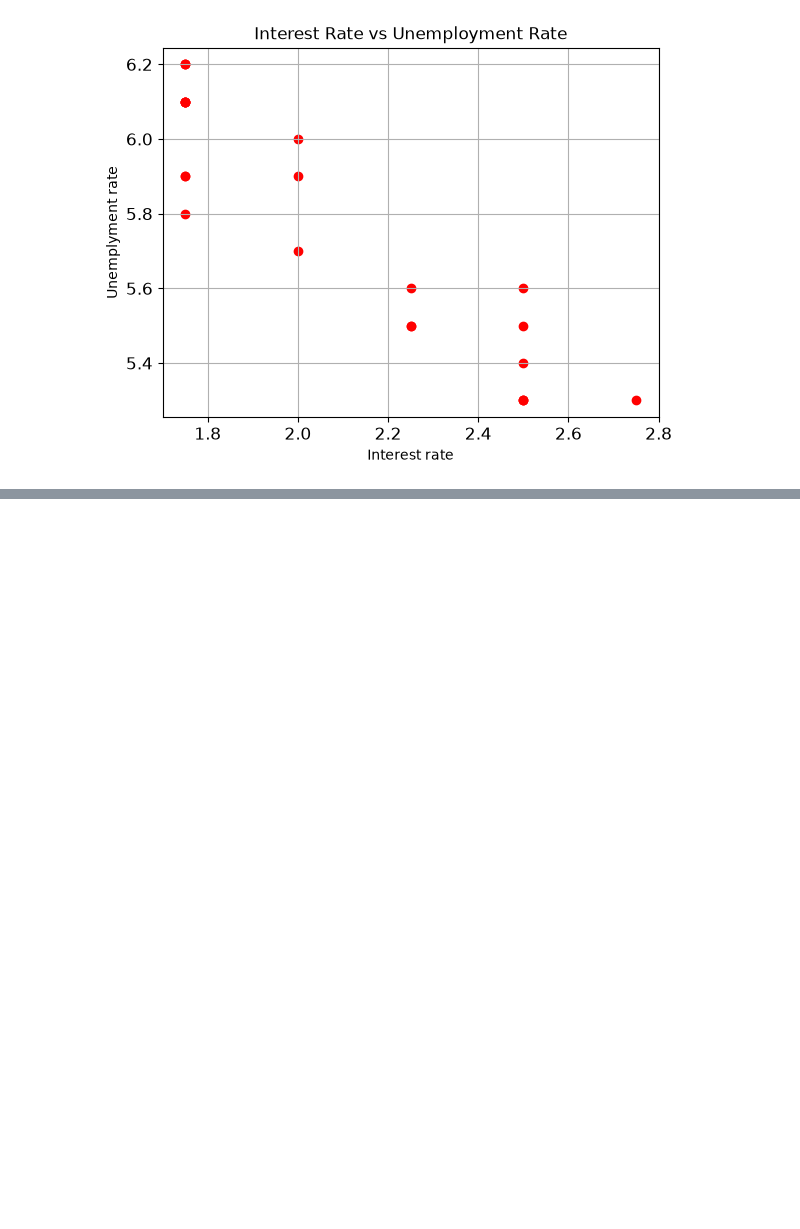
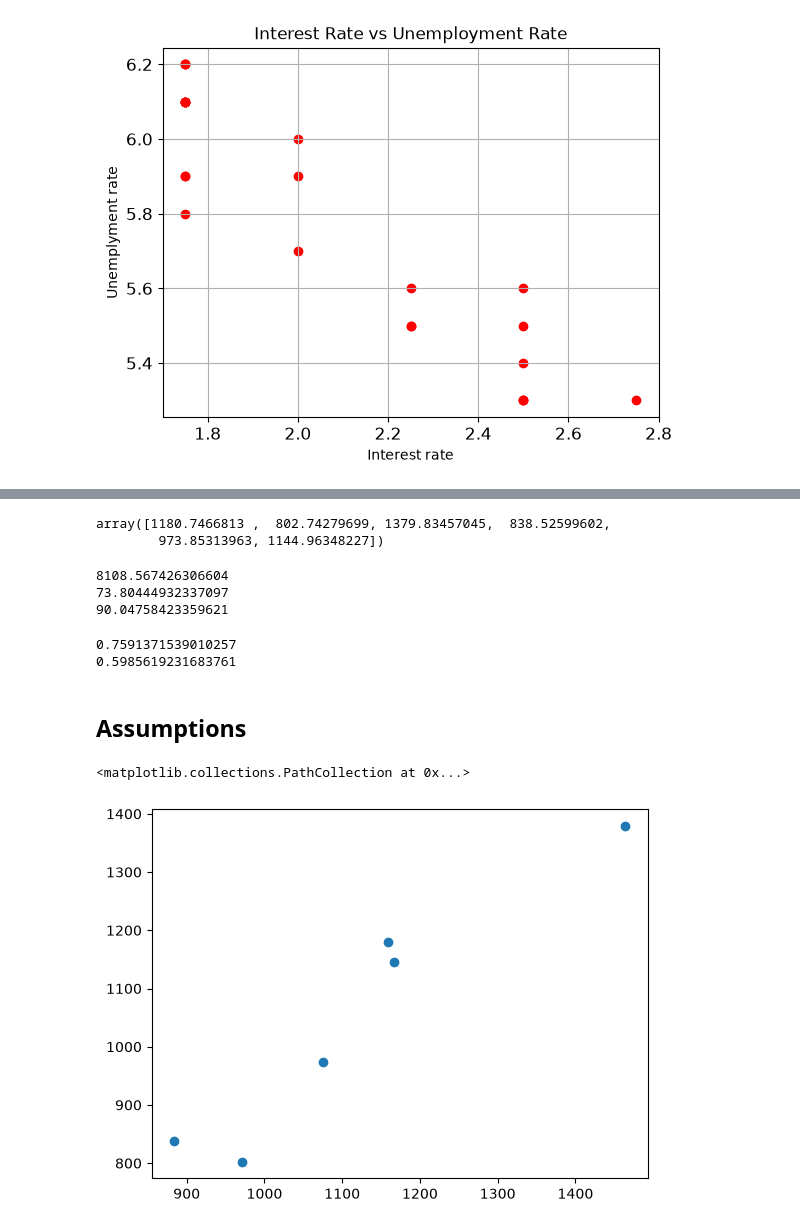
Before and after one commit to SoubhLance/ML--Practice, a Jupyter notebook: Python/StartML/4_linear_regresseion.ipynb, the cells around one changed output, grey strips where cells are left out. Saved outputs shown, nothing was run; the diff lists cells and outputs as text; code cells hidden in the pictures; blank space fills up the shorter version.

Commit message:
multiple linear regression

```diff
--- a/Python/StartML/4_linear_regresseion.ipynb
+++ b/Python/StartML/4_linear_regresseion.ipynb
@@ -53,0 +118,5 @@ plt.grid(True)
+# %%
+from sklearn.preprocessing import StandardScaler
+scaler = StandardScaler()
+X_train = scaler.fit_transform(X_train)
+X_test = scaler.fit_transform(X_test)
@@ -53,0 +144,6 @@ plt.grid(True)
+# %%
+from sklearn.linear_model import LinearRegression
+
+regression = LinearRegression()
+# %%
+regression.fit(X_train,y_train)
@@ -53,0 +164,37 @@ plt.grid(True)
+# %%
+y_pred = regression.predict(X_test)
+# %%
+y_pred
+# %% [output]
+array([1180.7466813 ,  802.74279699, 1379.83457045,  838.52599602,
+        973.85313963, 1144.96348227])
+# %%
+## performance metrices
+from sklearn.metrics import mean_absolute_error,mean_squared_error
+
+mse=mean_squared_error(y_test,y_pred)
+mae=mean_absolute_error(y_test,y_pred)
+rmse=np.sqrt(mse)
+print(mse)
+print(mae)
+print(rmse)
+# %% [output]
+8108.567426306604
+73.80444932337097
+90.04758423359621
+# %%
+from sklearn.metrics import r2_score
+score=r2_score(y_test,y_pred)
+print(score)
+#display adjusted R-squared
+print(1 - (1-score)*(len(y_test)-1)/(len(y_test)-X_test.shape[1]-1))
+# %% [output]
+0.7591371539010257
+0.5985619231683761
+# %% [markdown]
+## Assumptions
+# %%
+plt.scatter(y_test,y_pred)
+# %% [output]
+<matplotlib.collections.PathCollection at 0x...>
+[figure, added]
```
Also changed, not shown: parts of 18 cells of this notebook.
